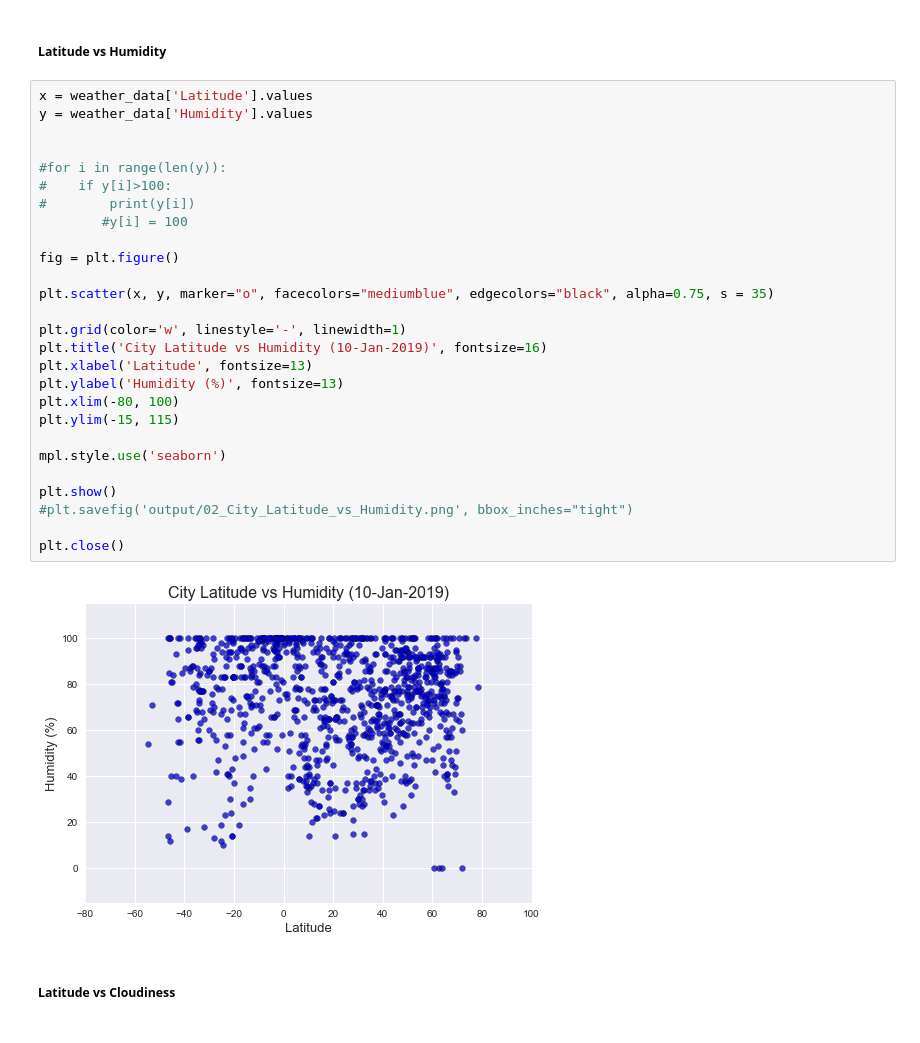
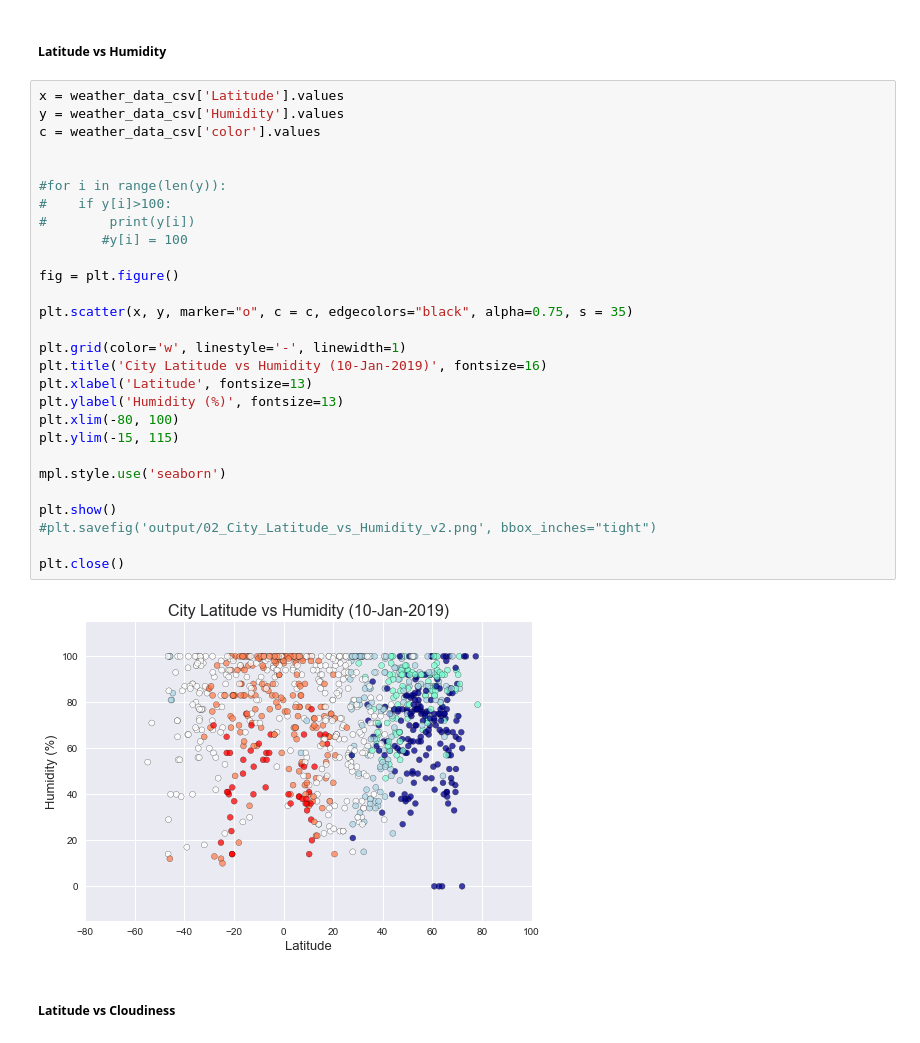
Before and after one commit to PollyCA/weather-data-analysis, a Jupyter notebook: main.ipynb, the cells around one changed output. Drawn from its saved outputs; the diff is of its cells as text.

Commit message:
Added colors by temperature on every chart // Added this changes to the README.md

```diff
--- a/main.ipynb
+++ b/main.ipynb
@@ -391,34 +392,35 @@ plt.close()
 # %% [markdown]
 ##### Latitude vs Humidity
 # %%
-x = weather_data['Latitude'].values
-y = weather_data['Humidity'].values
+x = weather_data_csv['Latitude'].values
+y = weather_data_csv['Humidity'].values
+c = weather_data_csv['color'].values
 
 
 #for i in range(len(y)):
 #    if y[i]>100:
 #        print(y[i])
         #y[i] = 100
 
 fig = plt.figure()
 
-plt.scatter(x, y, marker="o", facecolors="mediumblue", edgecolors="black", alpha=0.75, s = 35)
+plt.scatter(x, y, marker="o", c = c, edgecolors="black", alpha=0.75, s = 35)
 
 plt.grid(color='w', linestyle='-', linewidth=1)
 plt.title('City Latitude vs Humidity (10-Jan-2019)', fontsize=16)
 plt.xlabel('Latitude', fontsize=13)
 plt.ylabel('Humidity (%)', fontsize=13)
 plt.xlim(-80, 100)
 plt.ylim(-15, 115)
 
 mpl.style.use('seaborn')
 
 plt.show()
-#plt.savefig('output/02_City_Latitude_vs_Humidity.png', bbox_inches="tight")
+#plt.savefig('output/02_City_Latitude_vs_Humidity_v2.png', bbox_inches="tight")
 
 plt.close()
 # %% [output]
-[figure, old version]
+[figure, new version]
 # %% [markdown]
 ##### Latitude vs Cloudiness
 # %%
```
Also changed, not shown: parts of 4 cells of this notebook, 5 other files.
